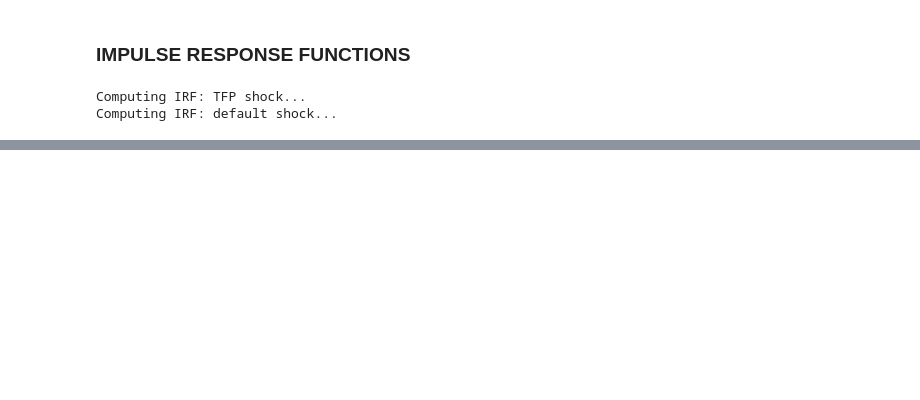
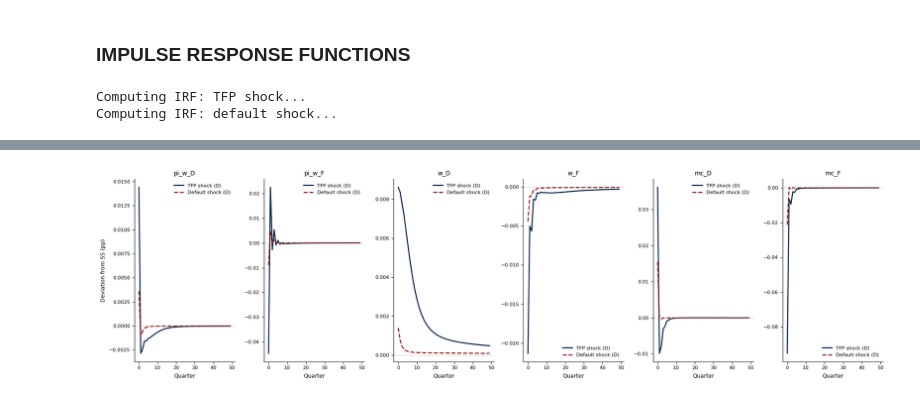
Before and after one commit to Daniel-Jensen/Quantitative_Model, a Jupyter notebook: model_v11.ipynb, the cells around one changed output, grey strips where cells are left out. Saved outputs shown, nothing was run; the diff lists cells and outputs as text; code cells hidden in the pictures; blank space fills up the shorter version.

```diff
--- a/model_v11.ipynb
+++ b/model_v11.ipynb
@@ -573,0 +504,8 @@ show_irfs([irfs_def_D],
+# %%
+# ── 3. Wages & Price Rigidities ───────────────────────────────────────────
+# Suggestion: plot pi_w alongside mc to see how much of the inflation
+# response is cost-push vs. wage-push — useful for kappa sensitivity.
+show_irfs([irfs_Z_D, irfs_def_D], labels=['TFP shock (D)', 'Default shock (D)'],
+          variables=['pi_w_D', 'pi_w_F', 'w_D', 'w_F', 'mc_D', 'mc_F'])
+# %% [output]
+[figure, added]
```
Also changed, not shown: parts of 16 cells of this notebook.
